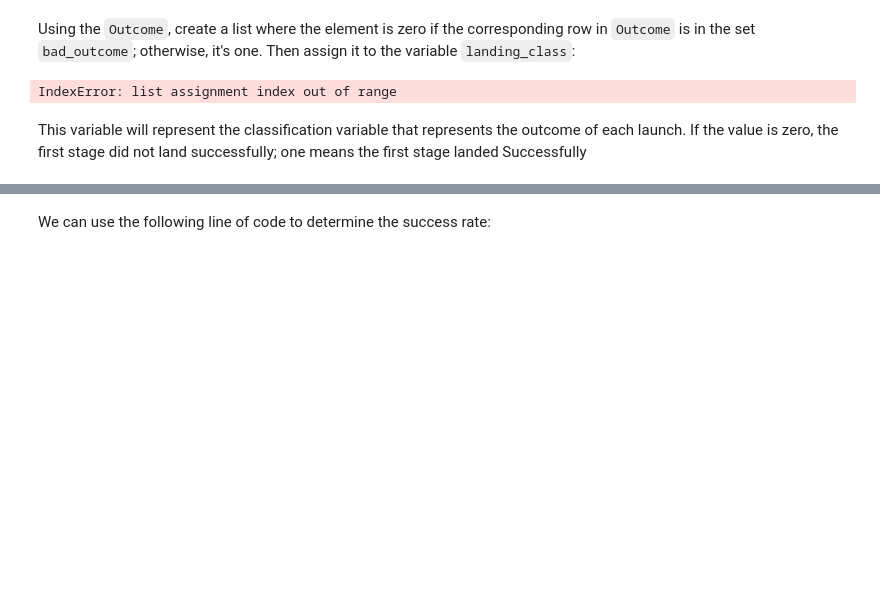
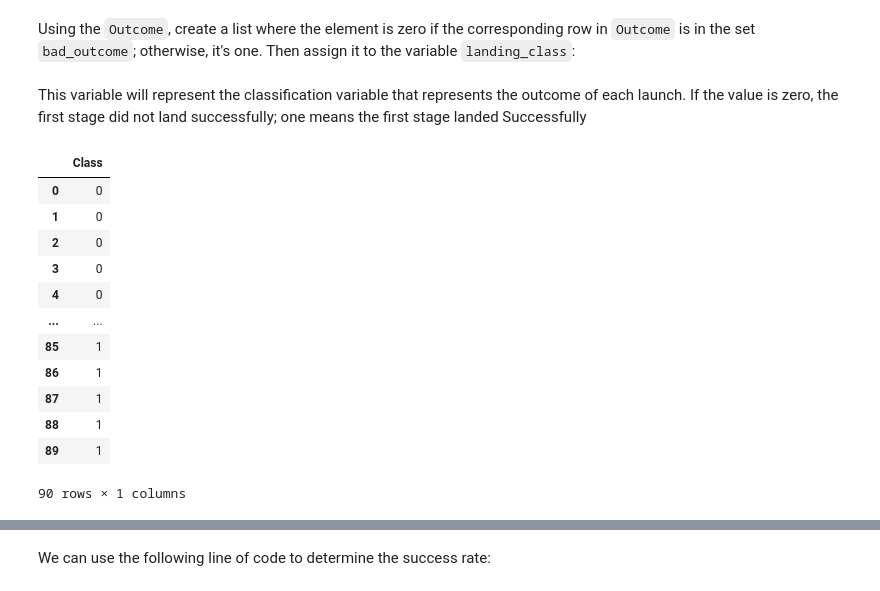
Before and after one commit to ldereske/IBM_Data_Science_Capstone, a Jupyter notebook: labs-jupyter-spacex-Data wrangling.ipynb, the cells around one changed output, grey strips where cells are left out. Drawn from its saved outputs; the diff is of its cells as text; code cells hidden in the pictures; blank space fills up the shorter version.

```diff
--- a/labs-jupyter-spacex-Data wrangling.ipynb
+++ b/labs-jupyter-spacex-Data wrangling.ipynb
@@ -231,15 +233,27 @@ Using the <code>Outcome</code>,  create a list where the element is zero if the
 landing_class=list()
 for i in np.arange(0,len(df['Outcome'].to_list())):
     if df['Outcome'].to_list()[i] in bad_outcomes:
-        landing_class[i]=0
+        landing_class.append(0)
     else:
-        landing_class[i]=1
+        landing_class.append(1)
-# %% [output]
-IndexError: list assignment index out of range
 # %% [markdown]
 This variable will represent the classification variable that represents the outcome of each launch. If the value is zero, the  first stage did not land successfully; one means  the first stage landed Successfully
 # %%
 df['Class']=landing_class
-df[['Class']].head(8)
+df[['Class']]
+# %% [output]
+|  | Class |
+| 0 | 0 |
+| 1 | 0 |
+| 2 | 0 |
+| 3 | 0 |
+| 4 | 0 |
+| ... | ... |
+| 85 | 1 |
+| 86 | 1 |
+| 87 | 1 |
+| 88 | 1 |
+| 89 | 1 |
+90 rows × 1 columns
 # %%
 df.head(5)
```
Also changed, not shown: parts of 4 cells of this notebook.
